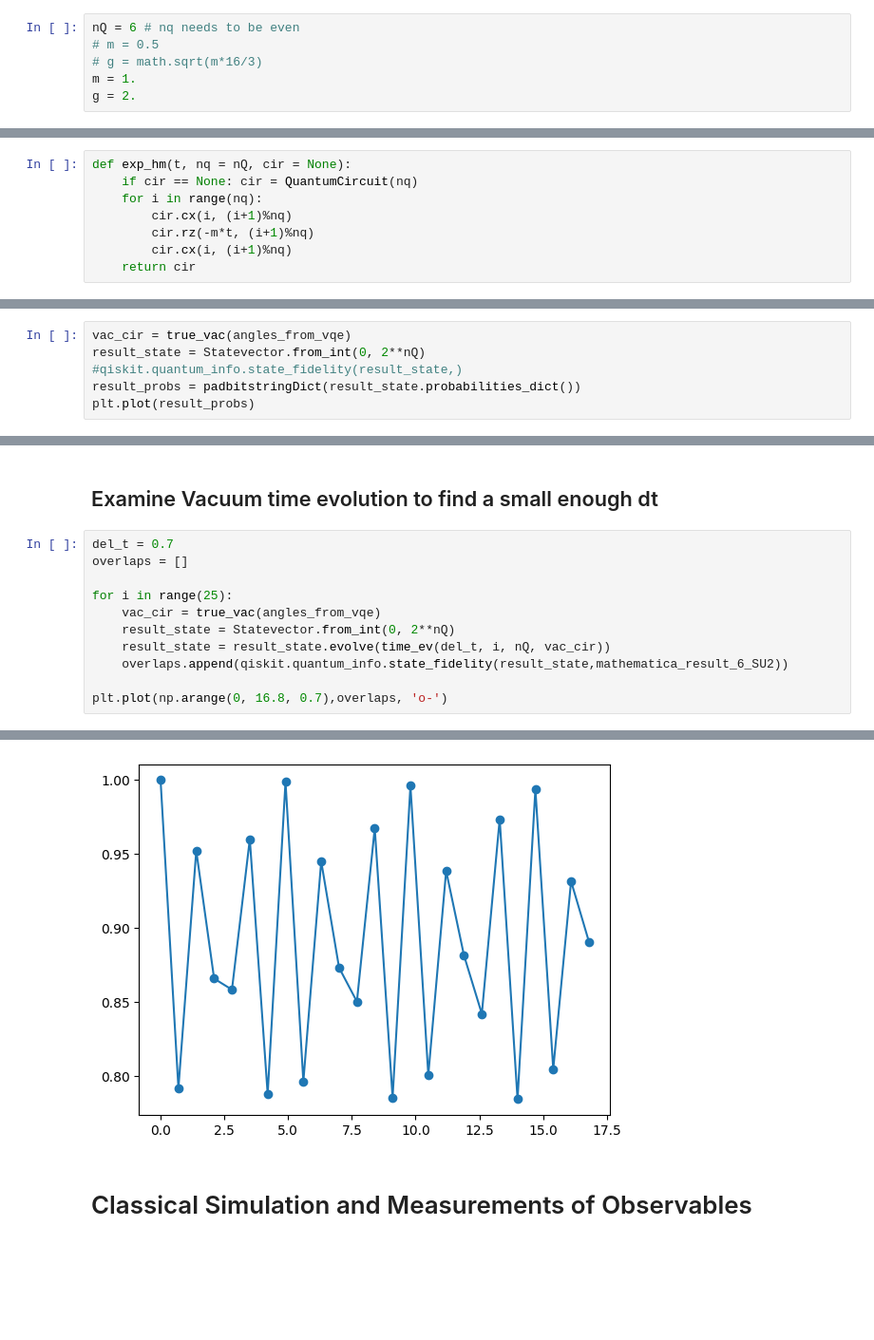
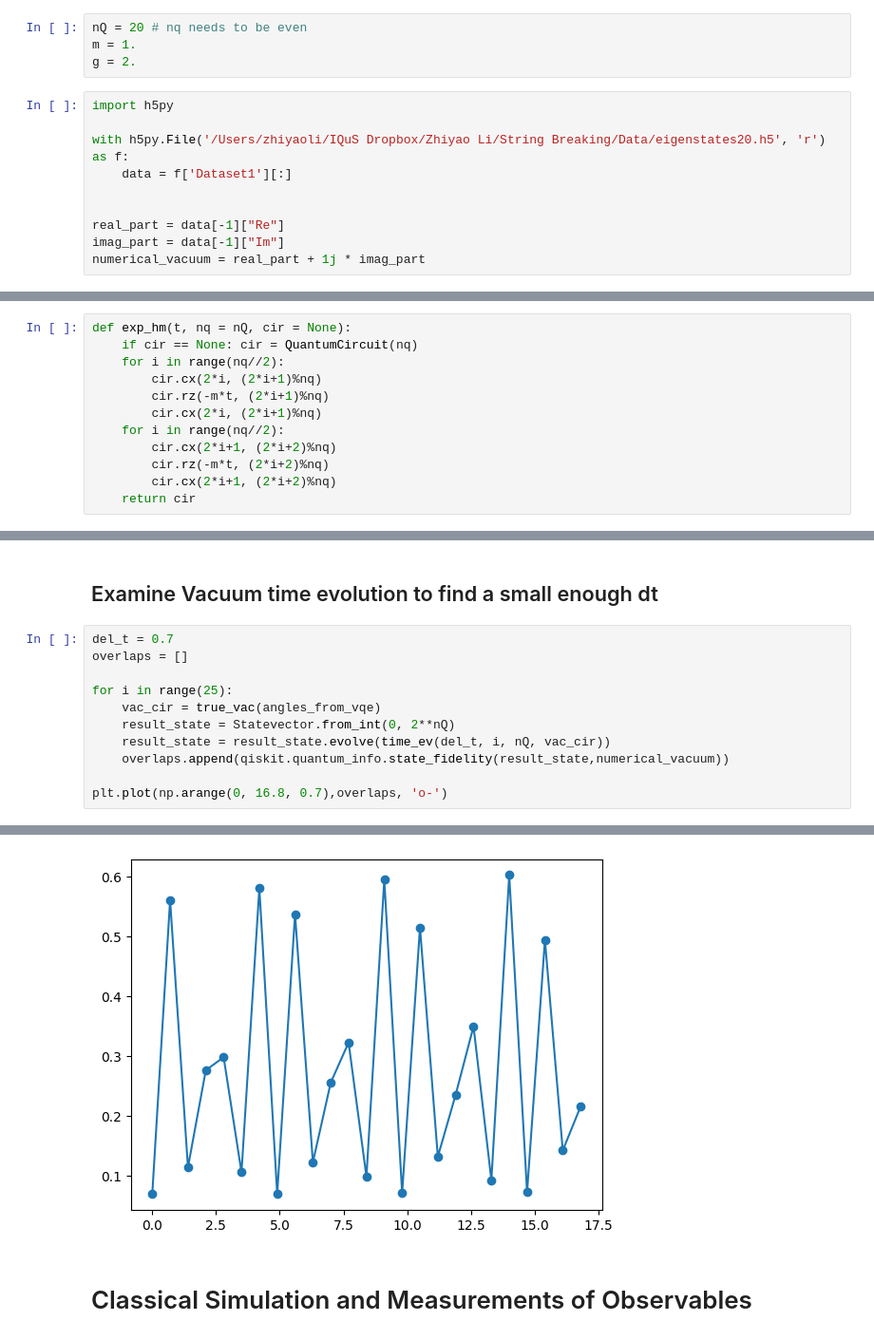
Before and after one commit to zhiyaol/string-breaking, a Jupyter notebook: QCsim.ipynb, the cells around one changed output, grey strips where cells are left out. Shown: that part at 95% size. Cells and saved outputs as stored; diff of their text form; blank space fills up the shorter version.

```diff
--- a/QCsim.ipynb
+++ b/QCsim.ipynb
@@ -57,9 +57,17 @@ angles_from_vqe = [-0.17988941, -0.10526204]
 # %%
-nQ = 6 # nq needs to be even
-# m = 0.5
-# g = math.sqrt(m*16/3)
+nQ = 20 # nq needs to be even
 m = 1.
 g = 2.
+# %%
+import h5py
+
+with h5py.File('/Users/zhiyaoli/IQuS Dropbox/Zhiyao Li/String Breaking/Data/eigenstates20.h5', 'r') as f:
+    data = f['Dataset1'][:]
+
+
+real_part = data[-1]["Re"]
+imag_part = data[-1]["Im"]
+numerical_vacuum = real_part + 1j * imag_part
 # %% [markdown]
 # Circuit Construction
 # %% [markdown]
@@ -188,10 +200,14 @@ def exp_hkin_odd(t, nq = nQ, cir = None):
 # %%
 def exp_hm(t, nq = nQ, cir = None):
     if cir == None: cir = QuantumCircuit(nq)
-    for i in range(nq):
-        cir.cx(i, (i+1)%nq)
-        cir.rz(-m*t, (i+1)%nq)
-        cir.cx(i, (i+1)%nq)
+    for i in range(nq//2):
+        cir.cx(2*i, (2*i+1)%nq)
+        cir.rz(-m*t, (2*i+1)%nq)
+        cir.cx(2*i, (2*i+1)%nq)
+    for i in range(nq//2):
+        cir.cx(2*i+1, (2*i+2)%nq)
+        cir.rz(-m*t, (2*i+2)%nq)
+        cir.cx(2*i+1, (2*i+2)%nq)
     return cir
 # %%
 def exp_he(t, nq = nQ, cir = None):
@@ -224,6 +237,0 @@ def time_ev(dt,steps, nq = nQ, cir = None):
-# %%
-vac_cir = true_vac(angles_from_vqe)
-result_state = Statevector.from_int(0, 2**nQ)
-#qiskit.quantum_info.state_fidelity(result_state,)
-result_probs = padbitstringDict(result_state.probabilities_dict())
-plt.plot(result_probs)
@@ -235,17 +240,17 @@ plt.plot(result_probs)
 # %%
 del_t = 0.7
 overlaps = []
 
 for i in range(25):
     vac_cir = true_vac(angles_from_vqe)
     result_state = Statevector.from_int(0, 2**nQ)
     result_state = result_state.evolve(time_ev(del_t, i, nQ, vac_cir))
-    overlaps.append(qiskit.quantum_info.state_fidelity(result_state,mathematica_result_6_SU2))
+    overlaps.append(qiskit.quantum_info.state_fidelity(result_state,numerical_vacuum))
 
 plt.plot(np.arange(0, 16.8, 0.7),overlaps, 'o-')
 # %% [output]
 [<matplotlib.lines.Line2D at 0x...>]
-[figure, old version]
+[figure, new version]
 # %% [markdown]
 # Classical Simulation and Measurements of Observables
 # %% [markdown]
```
Also changed, not shown: parts of 6 cells of this notebook, 1 other file.
